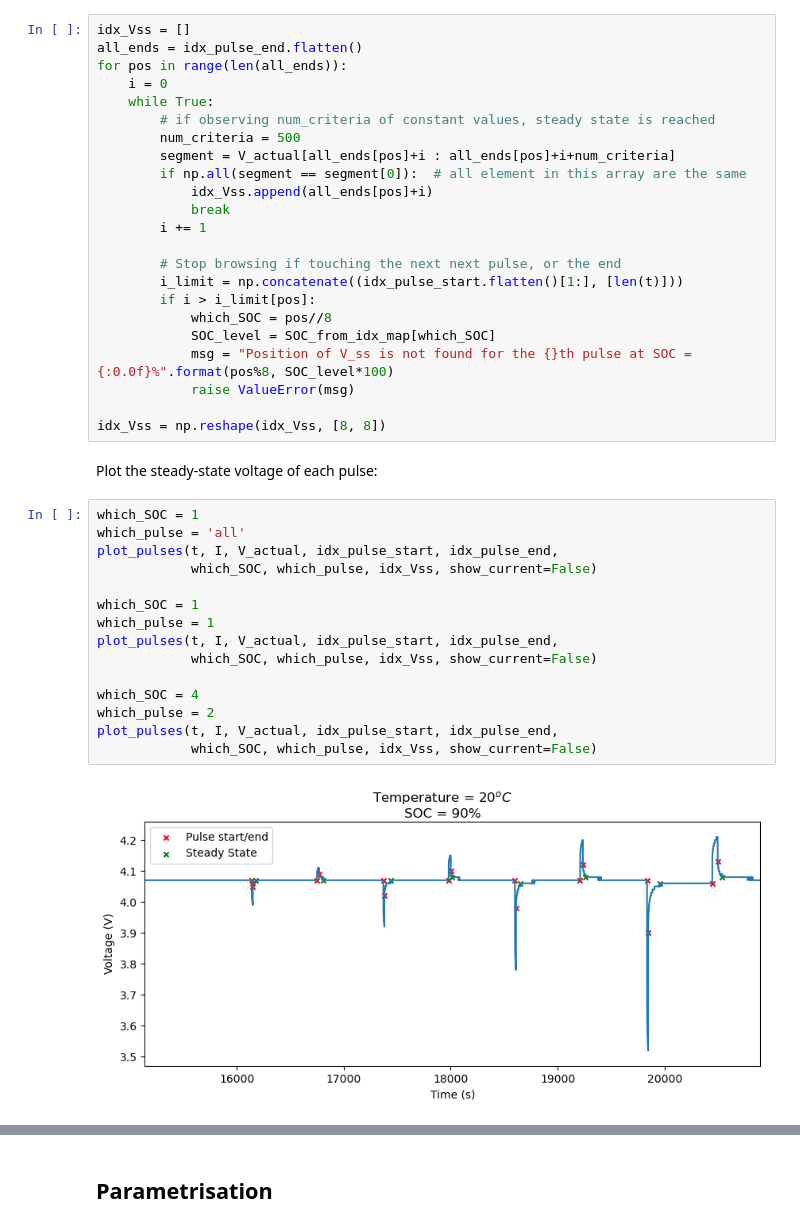
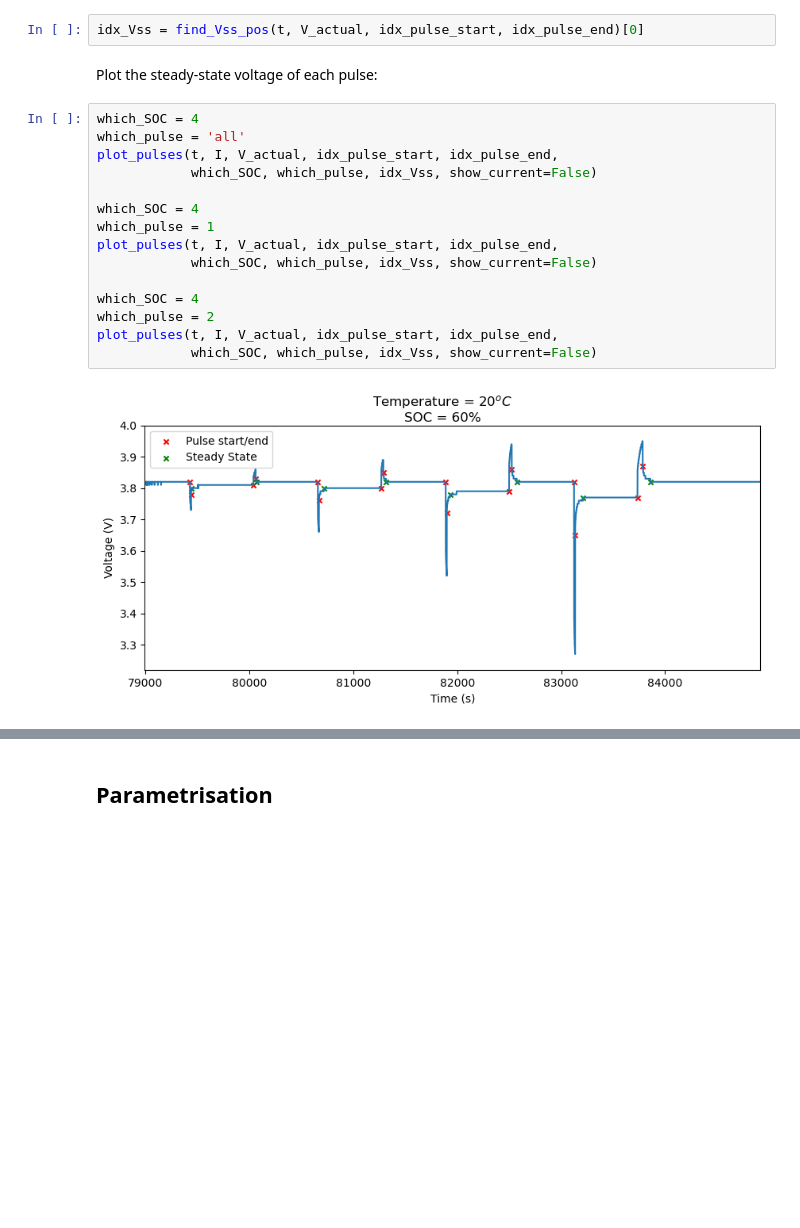
Before and after one commit to sunfanyi/modelling-of-lithium-ion-batteries, a Jupyter notebook: part_2a.ipynb, the cells around one changed output, grey strips where cells are left out. Saved outputs shown, nothing was run; the diff lists cells and outputs as text; blank space fills up the shorter version.

```diff
--- a/part_2a.ipynb
+++ b/part_2a.ipynb
@@ -105,44 +106,23 @@ Therefore, to split the overall graph for different pulses, only idx_pulse_start
 # %% [markdown]
 ### Find index of steady-state voltage for each pulse
 # %%
-idx_Vss = []
-all_ends = idx_pulse_end.flatten()
-for pos in range(len(all_ends)):
-    i = 0
-    while True:
-        # if observing num_criteria of constant values, steady state is reached
-        num_criteria = 500
-        segment = V_actual[all_ends[pos]+i : all_ends[pos]+i+num_criteria]
-        if np.all(segment == segment[0]):  # all element in this array are the same
-            idx_Vss.append(all_ends[pos]+i)
-            break
-        i += 1
-
-        # Stop browsing if touching the next next pulse, or the end
-        i_limit = np.concatenate((idx_pulse_start.flatten()[1:], [len(t)]))
-        if i > i_limit[pos]:
-            which_SOC = pos//8
-            SOC_level = SOC_from_idx_map[which_SOC]
-            msg = "Position of V_ss is not found for the {}th pulse at SOC = {:0.0f}%".format(pos%8, SOC_level*100)
-            raise ValueError(msg)
-
-idx_Vss = np.reshape(idx_Vss, [8, 8])
+idx_Vss = find_Vss_pos(t, V_actual, idx_pulse_start, idx_pulse_end)[0]
 # %% [markdown]
 Plot the steady-state voltage of each pulse:
 # %%
-which_SOC = 1
+which_SOC = 4
 which_pulse = 'all'
 plot_pulses(t, I, V_actual, idx_pulse_start, idx_pulse_end,
             which_SOC, which_pulse, idx_Vss, show_current=False)
 
-which_SOC = 1
+which_SOC = 4
 which_pulse = 1
 plot_pulses(t, I, V_actual, idx_pulse_start, idx_pulse_end,
             which_SOC, which_pulse, idx_Vss, show_current=False)
 
 which_SOC = 4
 which_pulse = 2
 plot_pulses(t, I, V_actual, idx_pulse_start, idx_pulse_end,
             which_SOC, which_pulse, idx_Vss, show_current=False)
 # %% [output]
-[figure, old version]
+[figure, new version]
```
Also changed, not shown: parts of 22 cells of this notebook, 3 other files.
